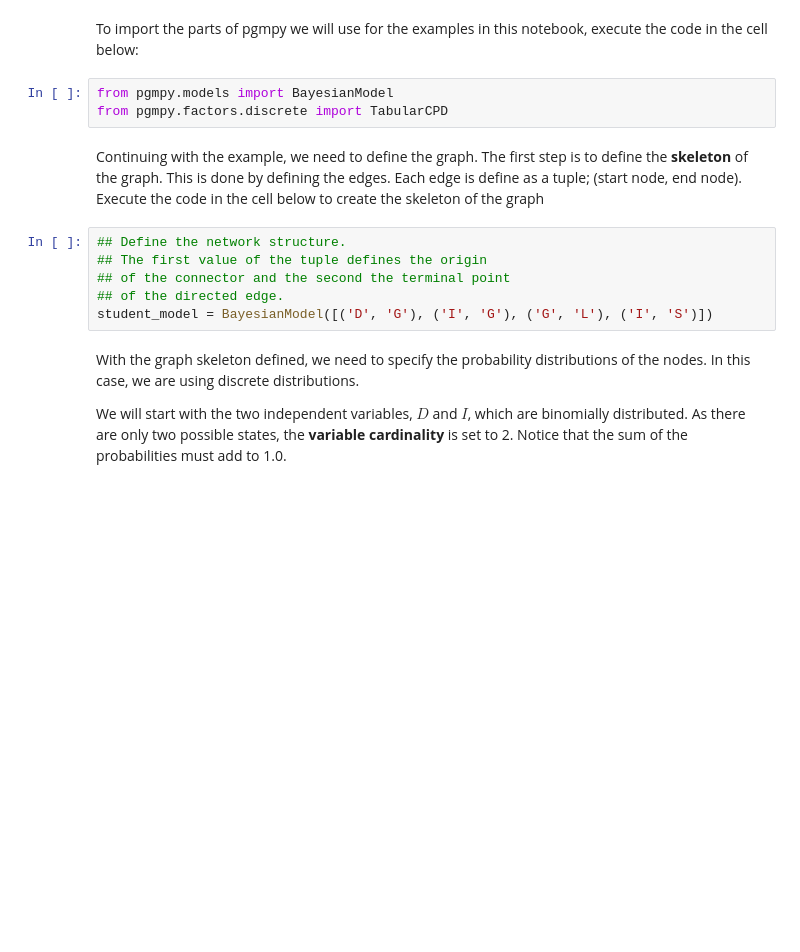
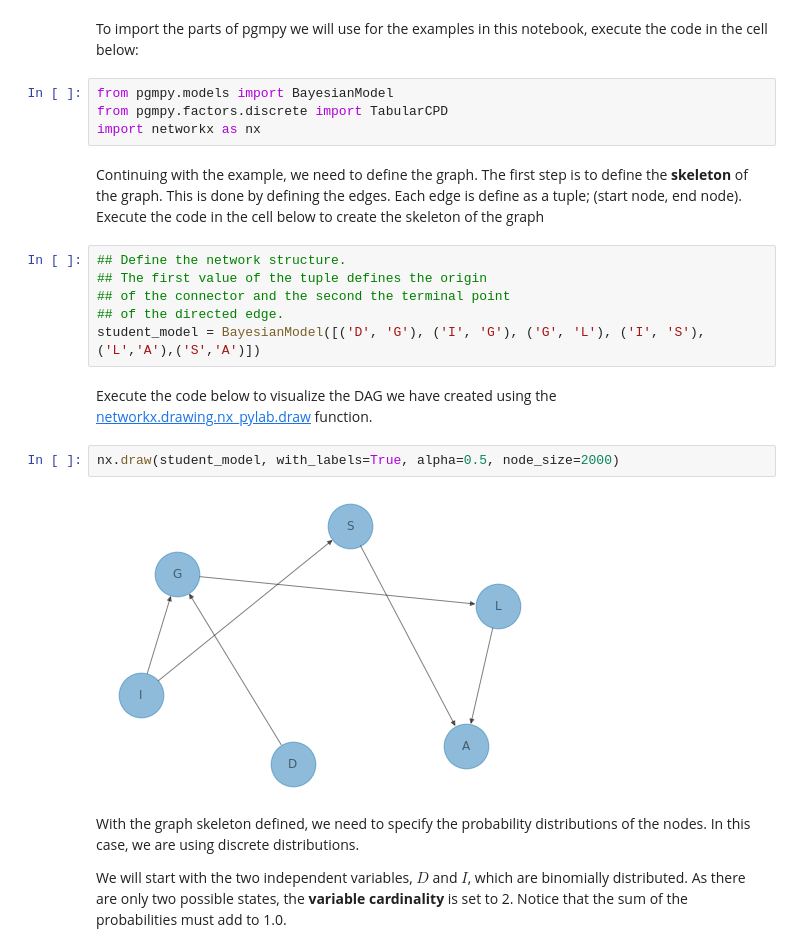
Before and after one commit to StephenElston/CSCI_E_82A_Probabalistic_Programming, a Jupyter notebook: Lesson1_Bayes_Networks/IntroductionToBayesNetworks.ipynb, the cells around one changed output. Cells and saved outputs as stored; diff of their text form; blank space fills up the shorter version.

```diff
--- a/Lesson1_Bayes_Networks/IntroductionToBayesNetworks.ipynb
+++ b/Lesson1_Bayes_Networks/IntroductionToBayesNetworks.ipynb
@@ -127,6 +129,7 @@ To import the parts of pgmpy we will use for the examples in this notebook, exec
 # %%
 from pgmpy.models import BayesianModel
 from pgmpy.factors.discrete import TabularCPD
+import networkx as nx
 # %% [markdown]
 Continuing with the example, we need to define the graph. The first step is to define the **skeleton** of the graph. This is done by defining the edges. Each edge is define as a tuple; (start node, end node). Execute the code in the cell below to create the skeleton of the graph
 # %%
@@ -134,7 +137,13 @@ Continuing with the example, we need to define the graph. The first step is to d
 ## The first value of the tuple defines the origin
 ## of the connector and the second the terminal point
 ## of the directed edge.
-student_model = BayesianModel([('D', 'G'), ('I', 'G'), ('G', 'L'), ('I', 'S')])
+student_model = BayesianModel([('D', 'G'), ('I', 'G'), ('G', 'L'), ('I', 'S'), ('L','A'),('S','A')])
+# %% [markdown]
+Execute the code below to visualize the DAG we have created using the [networkx.drawing.nx_pylab.draw](https://networkx.org/documentation/stable/reference/generated/networkx.drawing.nx_pylab.draw.html#networkx.drawing.nx_pylab.draw) function.
+# %%
+nx.draw(student_model, with_labels=True, alpha=0.5, node_size=2000)
+# %% [output]
+[figure, added]
 # %% [markdown]
 With the graph skeleton defined, we need to specify the probability distributions of the nodes. In this case, we are using discrete distributions.
 
```
Also changed, not shown: parts of 26 cells of this notebook, 8 other files.
